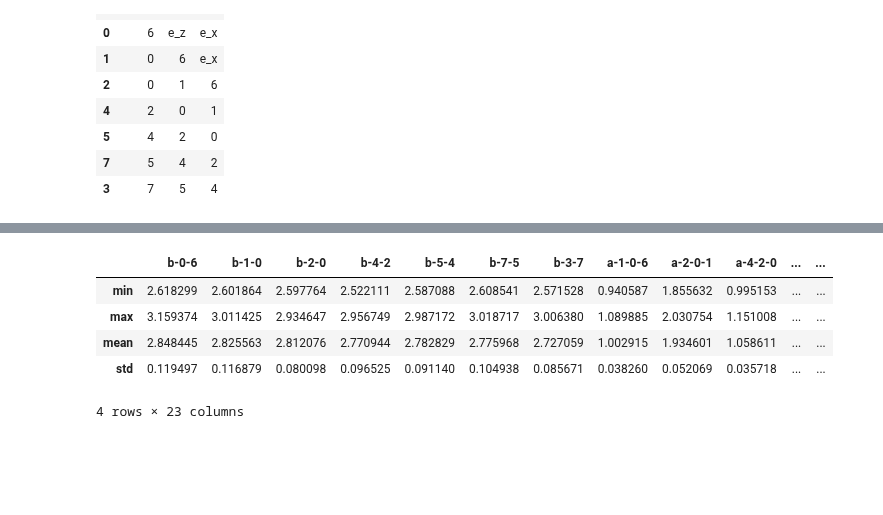
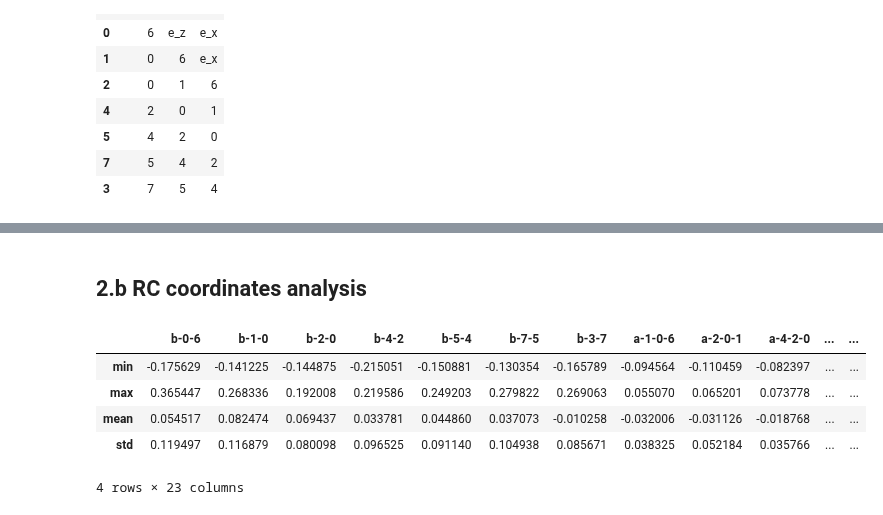
Before and after one commit to anacmolina/ML-DFT, a Jupyter notebook: notebooks/42b - ag8 internal coordinates analysis.ipynb, the cells around one changed output, grey strips where cells are left out. Saved outputs shown, nothing was run; the diff lists cells and outputs as text; code cells hidden in the pictures; blank space fills up the shorter version.

```diff
--- a/notebooks/42b - ag8 internal coordinates analysis.ipynb
+++ b/notebooks/42b - ag8 internal coordinates analysis.ipynb
@@ -133,0 +113,11 @@ x_interns
+# %%
+database_filenames = {'0': "database_ag8_0_20240910204355_rc.csv",
+                        '1': "database_ag8_1_20240910204411_rc.csv"}
+
+# Load the databases
+x_rcs = {key: pd.read_csv(database_dir + "/" + value) for key, value in database_filenames.items()}
+
+coord_maps = Coordinates_mapping(construction_table=construction_table,
+                                    calculator_label='FD-TPSS',
+                                    chemical_formula='Ag8',
+                                    etype='dft')
@@ -134,10 +145,12 @@ x_interns
+# %% [markdown]
+## 2.b RC coordinates analysis
 # %%
-x_intern_1 = x_interns.to_numpy()[:, 1:18]
-x_interns.agg(['min', 'max', 'mean', 'std'], axis=0)
+x_intern_1 = x_rcs['0'].to_numpy()
+x_rcs['0'].agg(['min', 'max', 'mean', 'std'], axis=0)
 # %% [output]
 |  | b-0-6 | b-1-0 | b-2-0 | b-4-2 | b-5-4 | b-7-5 | b-3-7 | a-1-0-6 | a-2-0-1 | a-4-2-0 | ... | ... |
-| min | 2.618299 | 2.601864 | 2.597764 | 2.522111 | 2.587088 | 2.608541 | 2.571528 | 0.940587 | 1.855632 | 0.995153 | ... | ... |
-| max | 3.159374 | 3.011425 | 2.934647 | 2.956749 | 2.987172 | 3.018717 | 3.006380 | 1.089885 | 2.030754 | 1.151008 | ... | ... |
-| mean | 2.848445 | 2.825563 | 2.812076 | 2.770944 | 2.782829 | 2.775968 | 2.727059 | 1.002915 | 1.934601 | 1.058611 | ... | ... |
-| std | 0.119497 | 0.116879 | 0.080098 | 0.096525 | 0.091140 | 0.104938 | 0.085671 | 0.038260 | 0.052069 | 0.035718 | ... | ... |
+| min | -0.175629 | -0.141225 | -0.144875 | -0.215051 | -0.150881 | -0.130354 | -0.165789 | -0.094564 | -0.110459 | -0.082397 | ... | ... |
+| max | 0.365447 | 0.268336 | 0.192008 | 0.219586 | 0.249203 | 0.279822 | 0.269063 | 0.055070 | 0.065201 | 0.073778 | ... | ... |
+| mean | 0.054517 | 0.082474 | 0.069437 | 0.033781 | 0.044860 | 0.037073 | -0.010258 | -0.032006 | -0.031126 | -0.018768 | ... | ... |
+| std | 0.119497 | 0.116879 | 0.080098 | 0.096525 | 0.091140 | 0.104938 | 0.085671 | 0.038325 | 0.052184 | 0.035766 | ... | ... |
 4 rows × 23 columns
```
Also changed, not shown: parts of 14 cells of this notebook.
